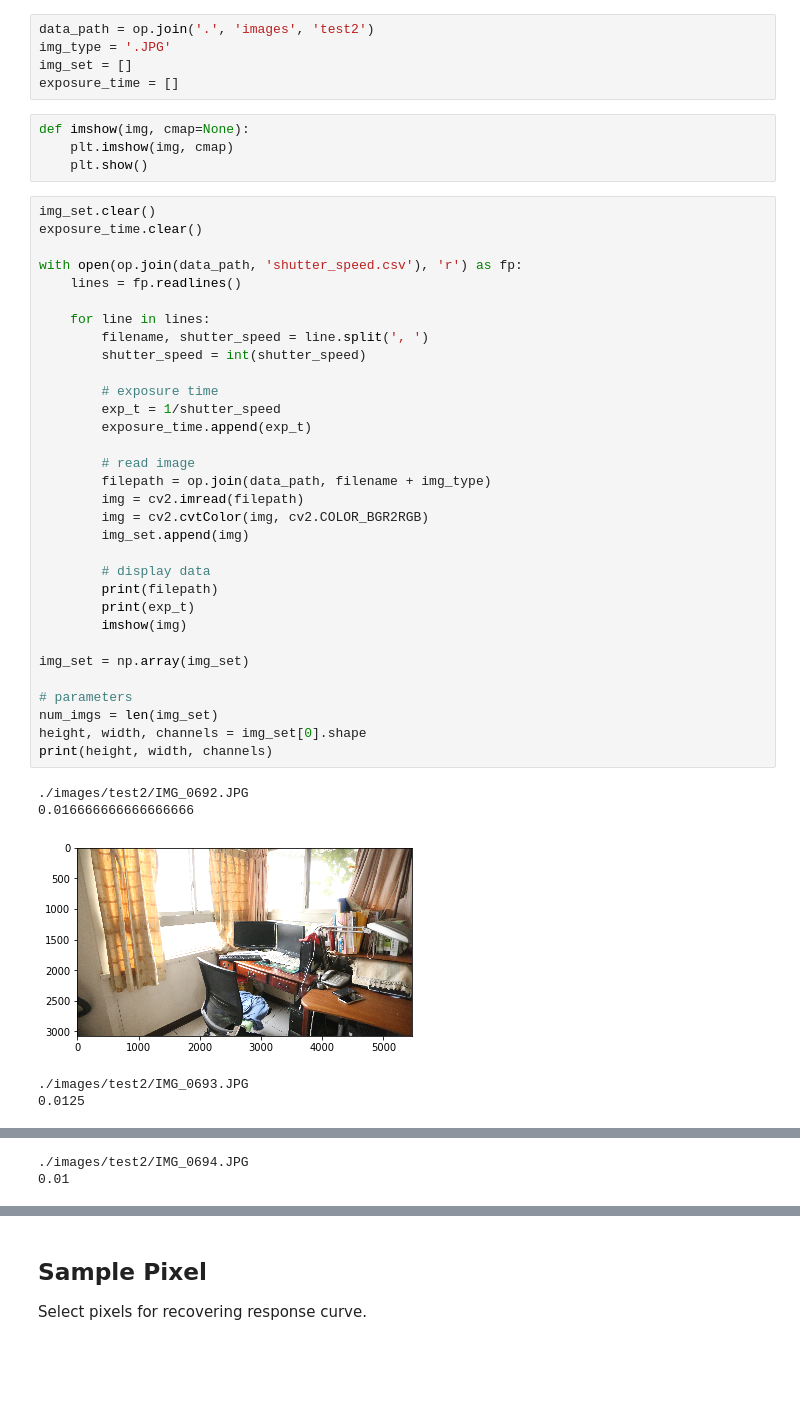
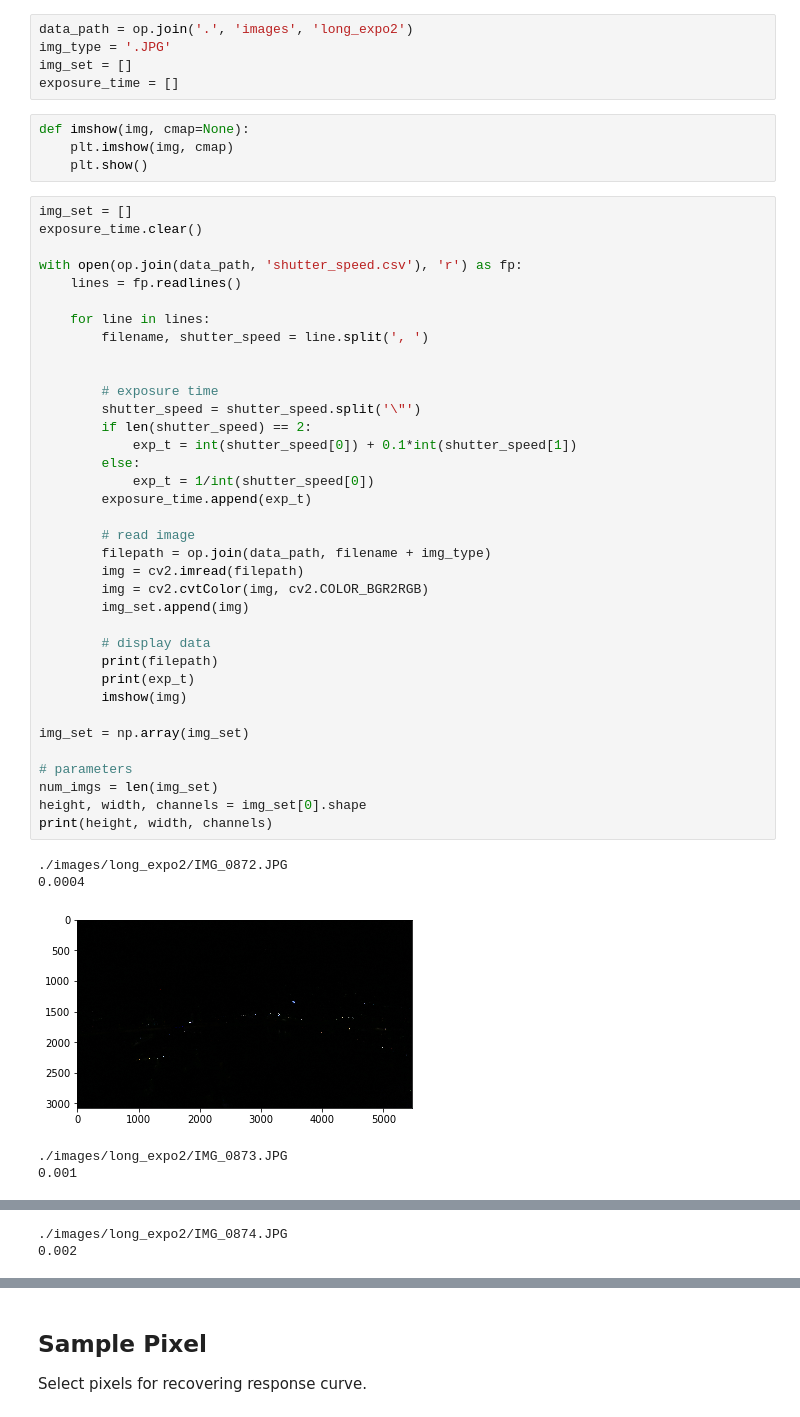
Before and after one commit to frozenburst/NTU-2020-VFX, a Jupyter notebook: hw1_HDR/hdr.ipynb, the cells around one changed output, grey strips where cells are left out. Drawn from its saved outputs; the diff is of its cells as text; blank space fills up the shorter version.

```diff
--- a/hw1_HDR/hdr.ipynb
+++ b/hw1_HDR/hdr.ipynb
@@ -4,7 +4,7 @@ import numpy as np
 import os.path as op
 import matplotlib.pyplot as plt
 # %%
-data_path = op.join('.', 'images', 'test2')
+data_path = op.join('.', 'images', 'long_expo2')
 img_type = '.JPG'
 img_set = []
 exposure_time = []
@@ -13,40 +13,44 @@ def imshow(img, cmap=None):
     plt.imshow(img, cmap)
     plt.show()
 # %%
-img_set.clear()
+img_set = []
 exposure_time.clear()
 
 with open(op.join(data_path, 'shutter_speed.csv'), 'r') as fp:
     lines = fp.readlines()
 
     for line in lines:
         filename, shutter_speed = line.split(', ')
-        shutter_speed = int(shutter_speed)
+
 
         # exposure time
-        exp_t = 1/shutter_speed
+        shutter_speed = shutter_speed.split('\"')
+        if len(shutter_speed) == 2:
+            exp_t = int(shutter_speed[0]) + 0.1*int(shutter_speed[1])
+        else:
+            exp_t = 1/int(shutter_speed[0])
         exposure_time.append(exp_t)
 
         # read image
         filepath = op.join(data_path, filename + img_type)
         img = cv2.imread(filepath)
         img = cv2.cvtColor(img, cv2.COLOR_BGR2RGB)
         img_set.append(img)
 
         # display data
         print(filepath)
         print(exp_t)
         imshow(img)
 
 img_set = np.array(img_set)
 
 # parameters
 num_imgs = len(img_set)
 height, width, channels = img_set[0].shape
 print(height, width, channels)
 # %% [output]
-./images/test2/IMG_0692.JPG
-0.016666666666666666
+./images/long_expo2/IMG_0872.JPG
+0.0004
-[figure, old version]
+[figure, new version]
-./images/test2/IMG_0693.JPG
-0.0125
+./images/long_expo2/IMG_0873.JPG
+0.001
@@ -54,2 +58,2 @@ print(height, width, channels)
-./images/test2/IMG_0694.JPG
-0.01
+./images/long_expo2/IMG_0874.JPG
+0.002
```
Also changed, not shown: parts of 6 cells of this notebook, 1 other file.
